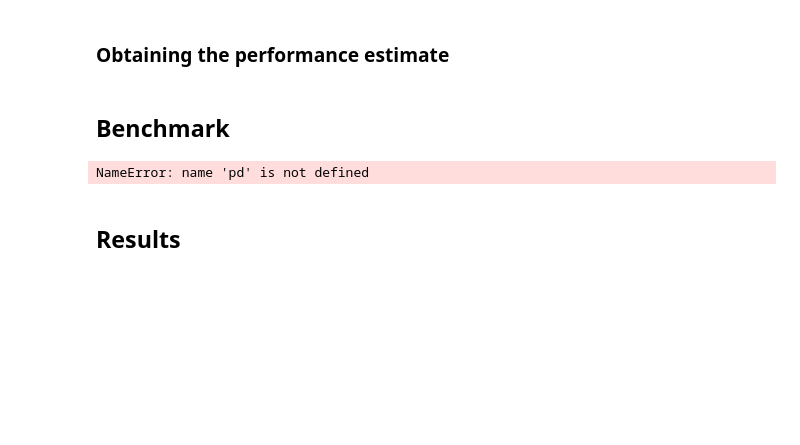
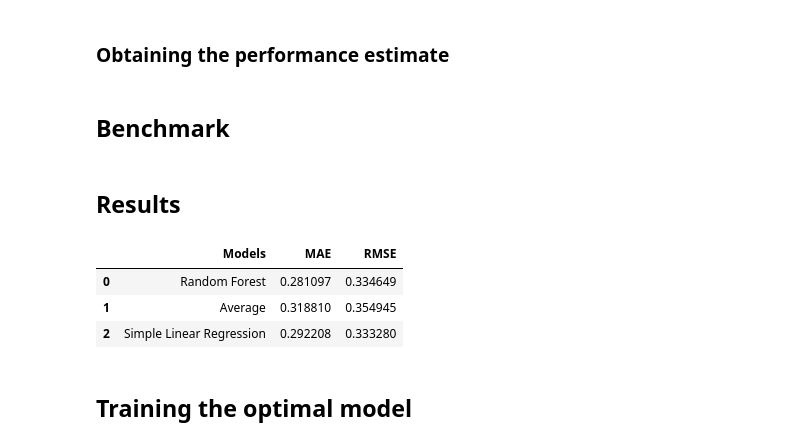
Before and after one commit to rodekruis/Typhoon_IBF_Rice_Damage_Model, a Jupyter notebook: IBF_typhoon_model/models/model_results.ipynb, the cells around one changed output. Cells and saved outputs as stored; diff of their text form; code cells hidden in the pictures; blank space fills up the shorter version.

```diff
--- a/IBF_typhoon_model/models/model_results.ipynb
+++ b/IBF_typhoon_model/models/model_results.ipynb
@@ -971,11 +1050,13 @@ This sections contains the Regression models that are trained and tested to obta
 - Main finding
 # %%
 # Full dataset for feature selection
-X = df[features]
-y = df["perc_loss"]
+df_regr = df[df['perc_loss'].notnull()]
+
+X = df_regr[features]
+y = df_regr["perc_loss"]
 
 # Setting the train and the test sets for obtaining performance estimate
-df_train_list, df_test_list = splitting_train_test(df)
+df_train_list, df_test_list = splitting_train_test(df_regr)
 # %% [markdown]
 ## Random Forest
 # %% [markdown]
@@ -1081,7 +1165,7 @@ selected_features_rf_regr = [
 #%% Setting input varialbes
 rf_search_space = [
     {
-        "rf__n_estimators": [50, 100],
+        "rf__n_estimators": [100, 250],
         "rf__max_depth": [20, None],
         "rf__min_samples_split": [2, 8, 10],
         "rf__min_samples_leaf": [1, 3, 5],
@@ -1230,8 +1308,6 @@ df_predicted_xgb_regr.to_csv(path)
 df_predicted_mean = pd.DataFrame(columns=["year", "actual", "predicted"])
 
 for i in range(len(df_train_list)):
-
-    print(f"Running for {i+1} out of a total of {len(df_train_list)}")
 
     train = df_train_list[i]
     test = df_test_list[i]
@@ -1242,12 +1318,10 @@ for i in range(len(df_train_list)):
     y_test_pred = [np.mean(y_train)] * len(y_test)
 
     df_predicted_temp = pd.DataFrame(
-        {"year": test["year"], "actual": y_test, "predicted": y_pred_test}
+        {"year": test["year"], "actual": y_test, "predicted": y_test_pred}
     )
 
     df_predicted_mean = pd.concat([df_predicted_mean, df_predicted_temp])
-# %% [output]
-NameError: name 'pd' is not defined
 # %%
 # Simle Linear Regression with Wind Speed
 input_variable = "vmax"
@@ -1255,15 +1329,13 @@ df_predicted_lr = pd.DataFrame(columns=["year", "actual", "predicted"])
 
 for i in range(len(df_train_list)):
 
-    print(f"Running for {i+1} out of a total of {len(df_train_list)}")
-
     train = df_train_list[i]
     test = df_test_list[i]
 
-    x_train = train[input_variable]
-    y_train = train["perc_loss"]
+    x_train = train[input_variable].values.reshape(-1, 1)
+    y_train = train["perc_loss"].values.reshape(-1, 1)
 
-    x_test = test[input_variable]
+    x_test = test[input_variable].values.reshape(-1, 1)
     y_test = test["perc_loss"]
 
     model = LinearRegression()
@@ -1271,6 +1343,8 @@ for i in range(len(df_train_list)):
 
     y_pred_train = lr_fitted.predict(x_train)
     y_pred_test = lr_fitted.predict(x_test)
+    y_pred_test = y_pred_test.tolist()
+    y_pred_test = [val for sublist in y_pred_test for val in sublist]
 
     df_predicted_temp = pd.DataFrame(
         {"year": test["year"], "actual": y_test, "predicted": y_pred_test}
@@ -1282,19 +1356,26 @@ for i in range(len(df_train_list)):
 # %%
 models = {
     "Random Forest": df_predicted_rf_regr,
-    "XGBoost": df_predicted_xgb_regr,
+    # "XGBoost": df_predicted_xgb_regr,
     "Average": df_predicted_mean,
     "Simple Linear Regression": df_predicted_lr,
 }
 
 mae = []
 rmse = []
 
 # add 'list' if error
-for df in models.values():
-    mae.append(mean_absolute_error(df["actual"], df["predicted"]))
-    rmse.append(mean_squared_error(df["actual"], df["predicted"], squared=False))
+for df_temp in models.values():
+    mae.append(mean_absolute_error(df_temp["actual"], df_temp["predicted"]))
+    rmse.append(mean_squared_error(df_temp["actual"], df_temp["predicted"], squared=False))
 
-df_results_regr = pd.DataFrame({"Models": models.keys(), "MAE": mae, "RMSE": rmse})
+df_results_regr = pd.DataFrame({"Models": list(models.keys()), "MAE": mae, "RMSE": rmse})
 
 display(df_results_regr)
+# %% [output]
+|  | Models | MAE | RMSE |
+| 0 | Random Forest | 0.281097 | 0.334649 |
+| 1 | Average | 0.318810 | 0.354945 |
+| 2 | Simple Linear Regression | 0.292208 | 0.333280 |
+# %% [markdown]
+## Training the optimal model
```
Also changed, not shown: parts of 42 cells of this notebook, 51 other files.
